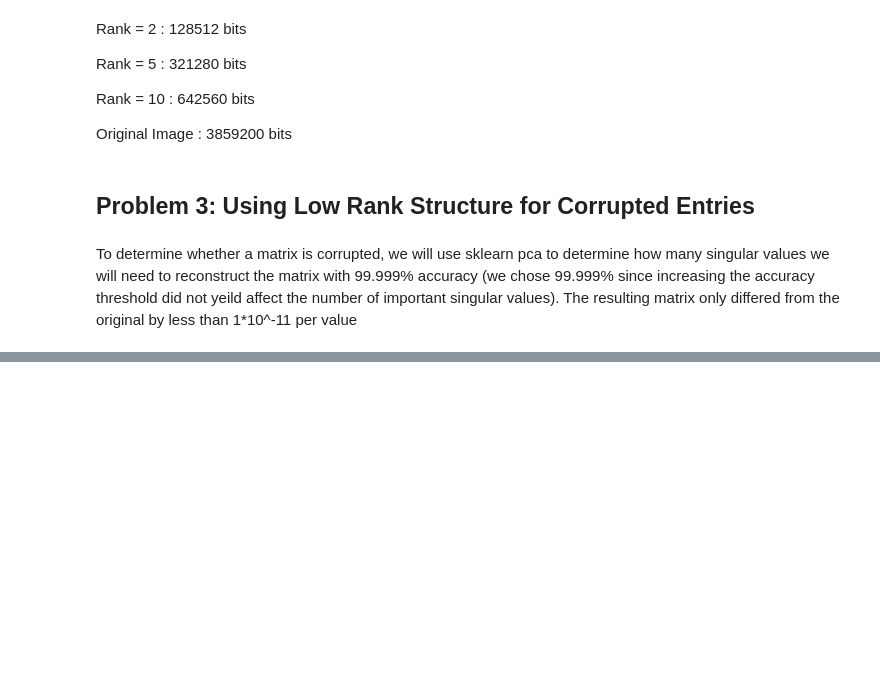
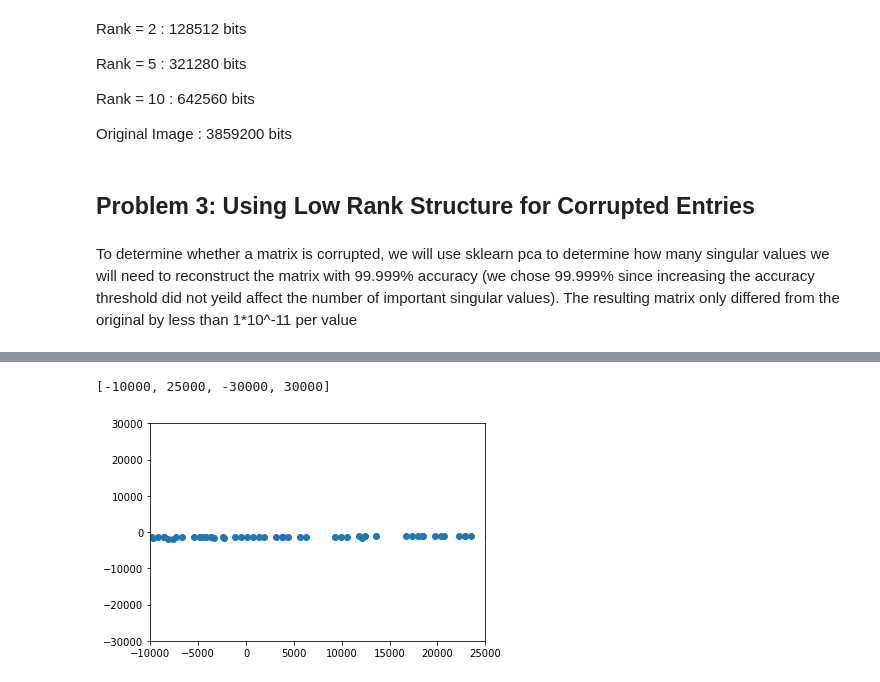
Before and after one commit to carolineeeyao/DSLAB, a Jupyter notebook: Lab4/Lab4.ipynb, the cells around one changed output, grey strips where cells are left out. Cells and saved outputs as stored; diff of their text form; code cells hidden in the pictures; blank space fills up the shorter version.

```diff
--- a/Lab4/Lab4.ipynb
+++ b/Lab4/Lab4.ipynb
@@ -155,0 +155,10 @@ print (pca.components_.shape)
+# %%
+uncorrPoints = transformed[np.logical_and(transformed[:,1]>-5000,transformed[:,1]<5000)]
+corrPoints = np.array([i for i in transformed if not i in uncorrPoints])
+corrPoints[:,1] = np.poly1d(np.polyfit(uncorrPoints[:,0], uncorrPoints[:,1], 1))(corrPoints[:,0])
+newPoints = np.append(uncorrPoints,corrPoints, axis=0)
+plt.scatter(newPoints[:,0],newPoints[:,1])
+plt.axis([-10000, 25000, -30000, 30000])
+# %% [output]
+[-10000, 25000, -30000, 30000]
+[figure, added]
```
Also changed, not shown: parts of 6 cells of this notebook.
